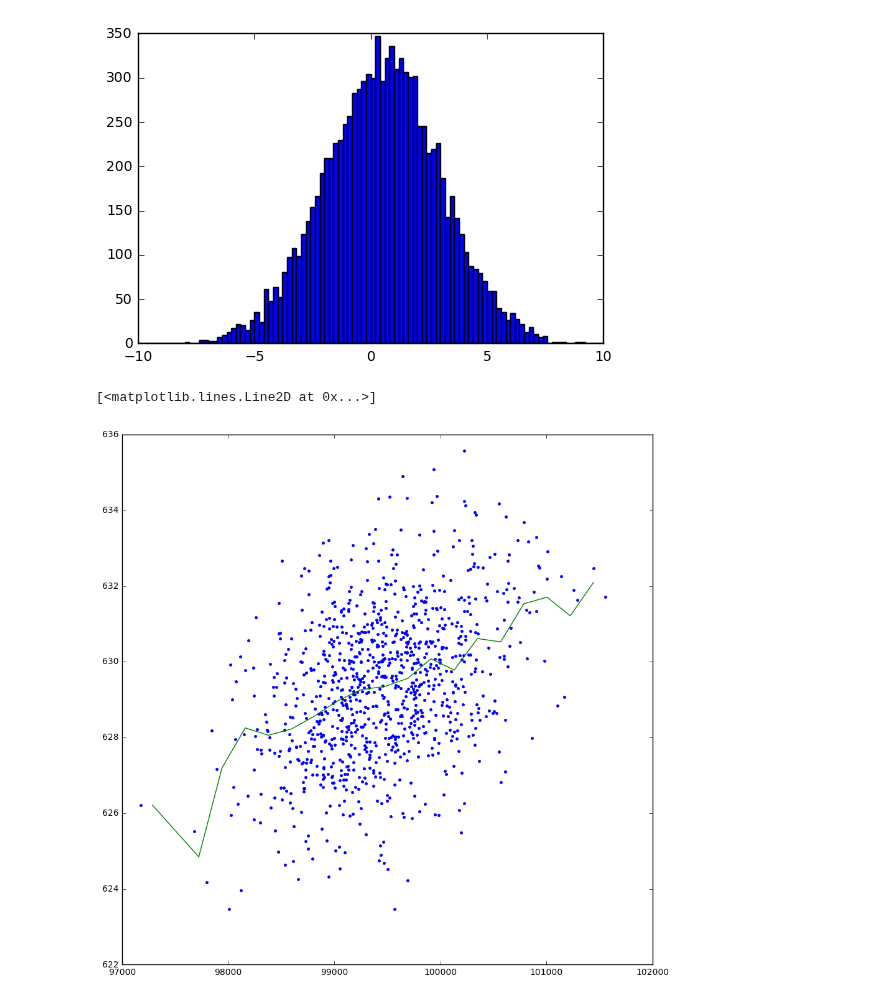
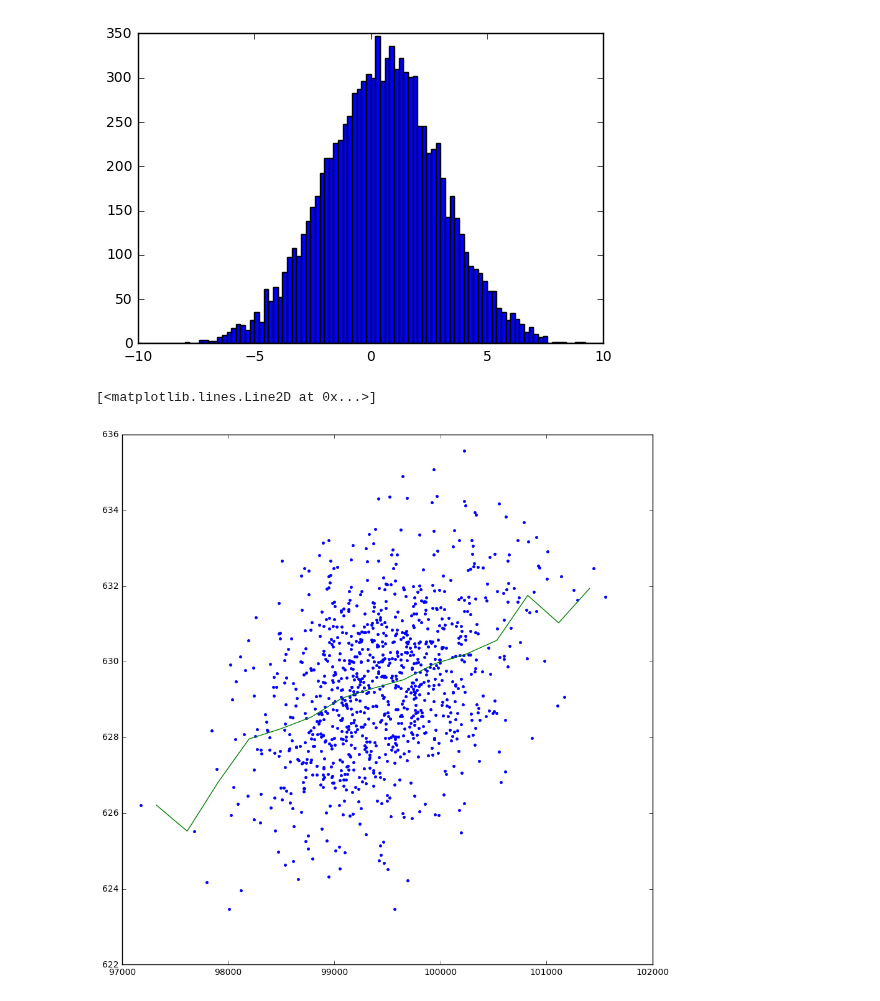
Before and after one commit to bpalmeiro/Next_Energy, a Jupyter notebook: Notebooks/Pull_Plot.ipynb, the cells around one changed output. Cells and saved outputs as stored; diff of their text form; code cells hidden in the pictures.

```diff
--- a/Notebooks/Pull_Plot.ipynb
+++ b/Notebooks/Pull_Plot.ipynb
@@ -238,9 +238,9 @@ ff.fit_gauss(ap[1][:-1] + np.diff(ap[1])/2.,ap[0],[10000,0,6])
 # %%
 isotope = 1
 plt.gcf().set_size_inches(11,11)
 plt.plot(mean_list[:,isotope],errr_list[:,isotope],'.')
-s = ff.profileX(mean_list[:,isotope],errr_list[:,isotope],150)
+s = ff.profileX(mean_list[:,isotope],errr_list[:,isotope],15)
 plt.plot(s[0],s[1])
 # %% [output]
 [<matplotlib.lines.Line2D at 0x...>]
-[figure, old version]
+[figure, new version]
```
Also changed, not shown: 3 other files.
